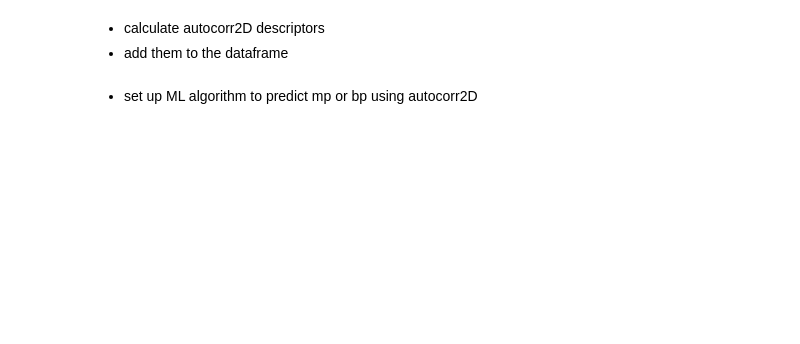
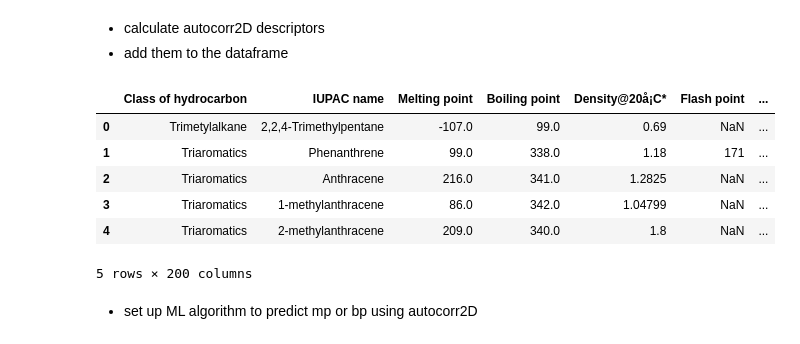
Before and after one commit to janash/acs-2023-notebooks, a Jupyter notebook: 07_building_datasets.ipynb, the cells around one changed output. Drawn from its saved outputs; the diff is of its cells as text; code cells hidden in the pictures; blank space fills up the shorter version.

```diff
--- a/07_building_datasets.ipynb
+++ b/07_building_datasets.ipynb
@@ -64,15 +98,23 @@ mol_list[183]
 # %%
 autocorr2d_set = []
 for mol in mol_list:
     autocorr2d_set += [Chem.rdMolDescriptors.CalcAUTOCORR2D(mol)]
 
 for i in range(len(autocorr2d_set[0])):
     col_vals = [x[i] for x in autocorr2d_set]
-    col_name = f'Autocorr2D-{i+1}'
+    col_name = f'AutoCorr2D-{i+1}'
     df[col_name] = col_vals
     df = df.copy()    # jupyter gives a performance warning that the dataframe is highly fragmented without this
 
 df.head()
+# %% [output]
+|  | Class of hydrocarbon | IUPAC name | Melting point | Boiling point | Density@20å¡C* | Flash point | ... |
+| 0 | Trimetylalkane | 2,2,4-Trimethylpentane | -107.0 | 99.0 | 0.69 | NaN | ... |
+| 1 | Triaromatics | Phenanthrene | 99.0 | 338.0 | 1.18 | 171 | ... |
+| 2 | Triaromatics | Anthracene | 216.0 | 341.0 | 1.2825 | NaN | ... |
+| 3 | Triaromatics | 1-methylanthracene | 86.0 | 342.0 | 1.04799 | NaN | ... |
+| 4 | Triaromatics | 2-methylanthracene | 209.0 | 340.0 | 1.8 | NaN | ... |
+5 rows × 200 columns
 # %% [markdown]
 * set up ML algorithm to predict mp or bp using autocorr2D
 # %%
```
Also changed, not shown: parts of 14 cells of this notebook.
